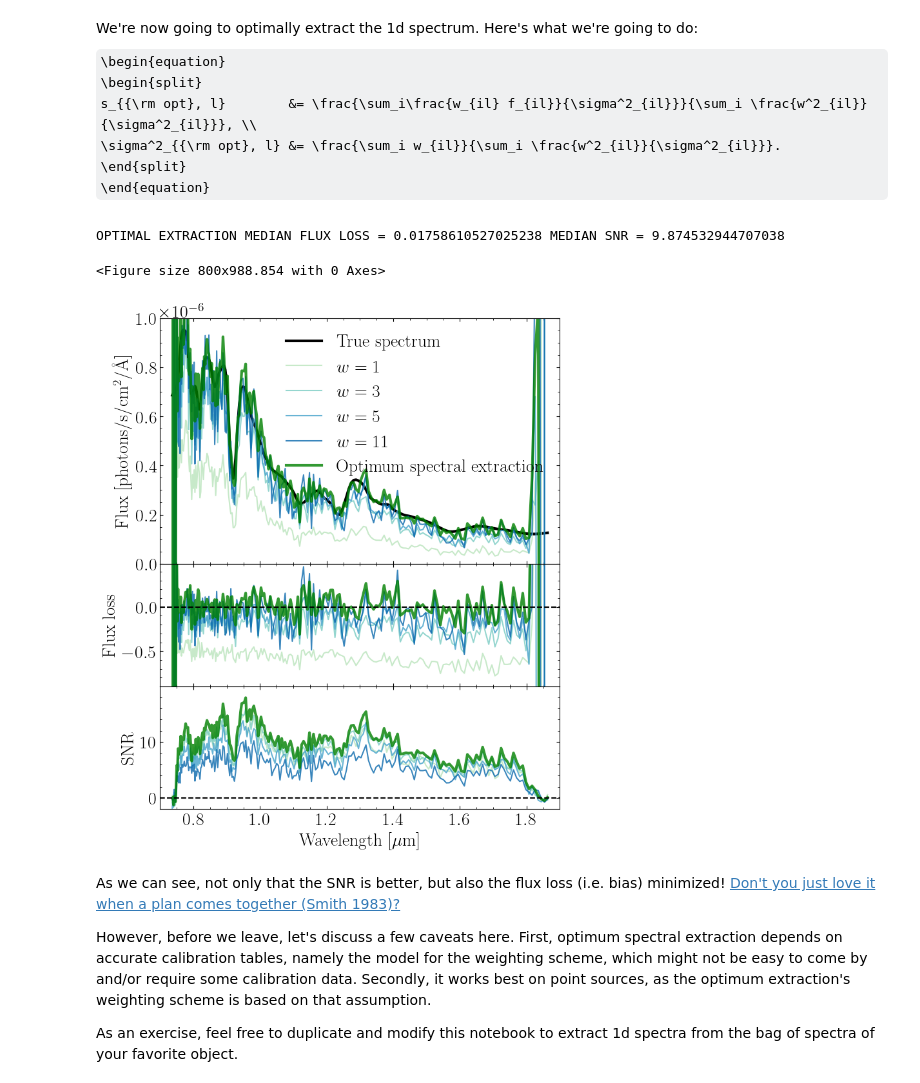
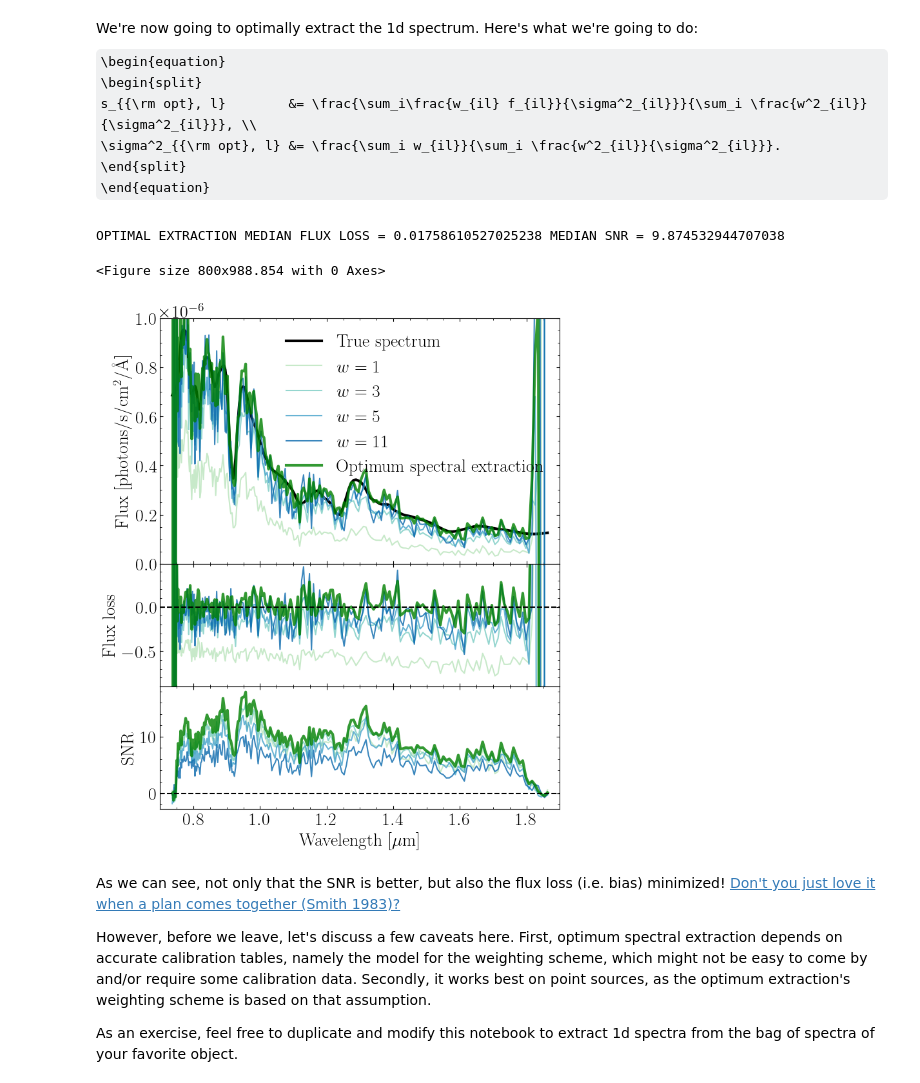
Before and after one commit to sangeetak20/RomanSpectraDataChallenge, a Jupyter notebook: DataChallenge2/prism_demo/prism_1d_spectral_extraction_using_simple_summation_and_optimum_spectral_extraction.ipynb, the cells around one changed output. Cells and saved outputs as stored; diff of their text form; code cells hidden in the pictures; some formulas as TeX source.

Commit message:
More automatic settings for the plot

```diff
--- a/DataChallenge2/prism_demo/prism_1d_spectral_extraction_using_simple_summation_and_optimum_spectral_extraction.ipynb
+++ b/DataChallenge2/prism_demo/prism_1d_spectral_extraction_using_simple_summation_and_optimum_spectral_extraction.ipynb
@@ -992,35 +984,34 @@ axes[0].set_xlim(xMin, xMax)
 axes[0].set_ylim(0.0, yMax)
 axes[0].xaxis.set_major_locator(ticker.AutoLocator())
 axes[0].xaxis.set_minor_locator(ticker.AutoMinorLocator())
 axes[0].yaxis.set_major_locator(ticker.AutoLocator())
 axes[0].yaxis.set_minor_locator(ticker.AutoMinorLocator())
 
 axes[0].legend(frameon=False);
 
 axes[1].axhline(linestyle='--', color='k')
 
 axes[1].yaxis.set_major_locator(ticker.AutoLocator())
 axes[1].yaxis.set_minor_locator(ticker.AutoMinorLocator())
 
 axes[1].set_ylim(-0.9, +0.49)
 
 axes[0].set_ylabel(r'Flux [photons/s/cm$^2$/\AA]')
 
 axes[1].set_ylabel(r'Flux loss')
 
 axes[2].axhline(linestyle='--', color='k')
 
 axes[2].set_xlabel(r'Wavelength [$\mu$m]')
 
-axes[2].set_ylim(-2.0, +19.9)
 axes[2].yaxis.set_major_locator(ticker.AutoLocator())
 axes[2].yaxis.set_minor_locator(ticker.AutoMinorLocator())
 
 axes[2].set_ylabel(r'SNR');
 # %% [output]
 OPTIMAL EXTRACTION MEDIAN FLUX LOSS = 0.01758610527025238 MEDIAN SNR = 9.874532944707038
 <Figure size 800x988.854 with 0 Axes>
-[figure, old version]
+[figure, new version]
 # %% [markdown]
 As we can see, not only that the SNR is better, but also the flux loss (i.e. bias) minimized! <a href="https://www.youtube.com/watch?v=XwozVKOkzz4">Don't you just love it when a plan comes together (Smith 1983)?</a>
 
```
Also changed, not shown: parts of 3 cells of this notebook.
